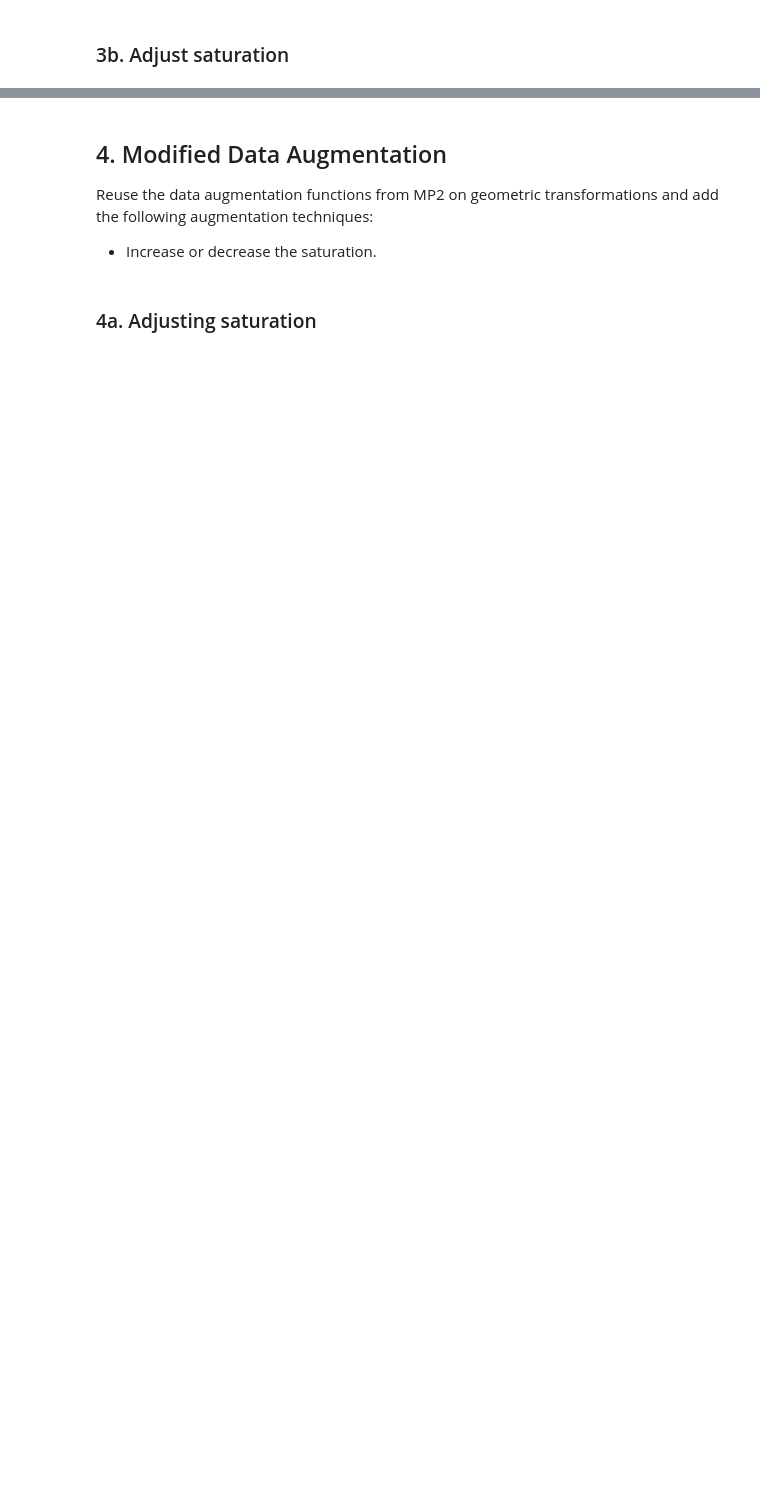
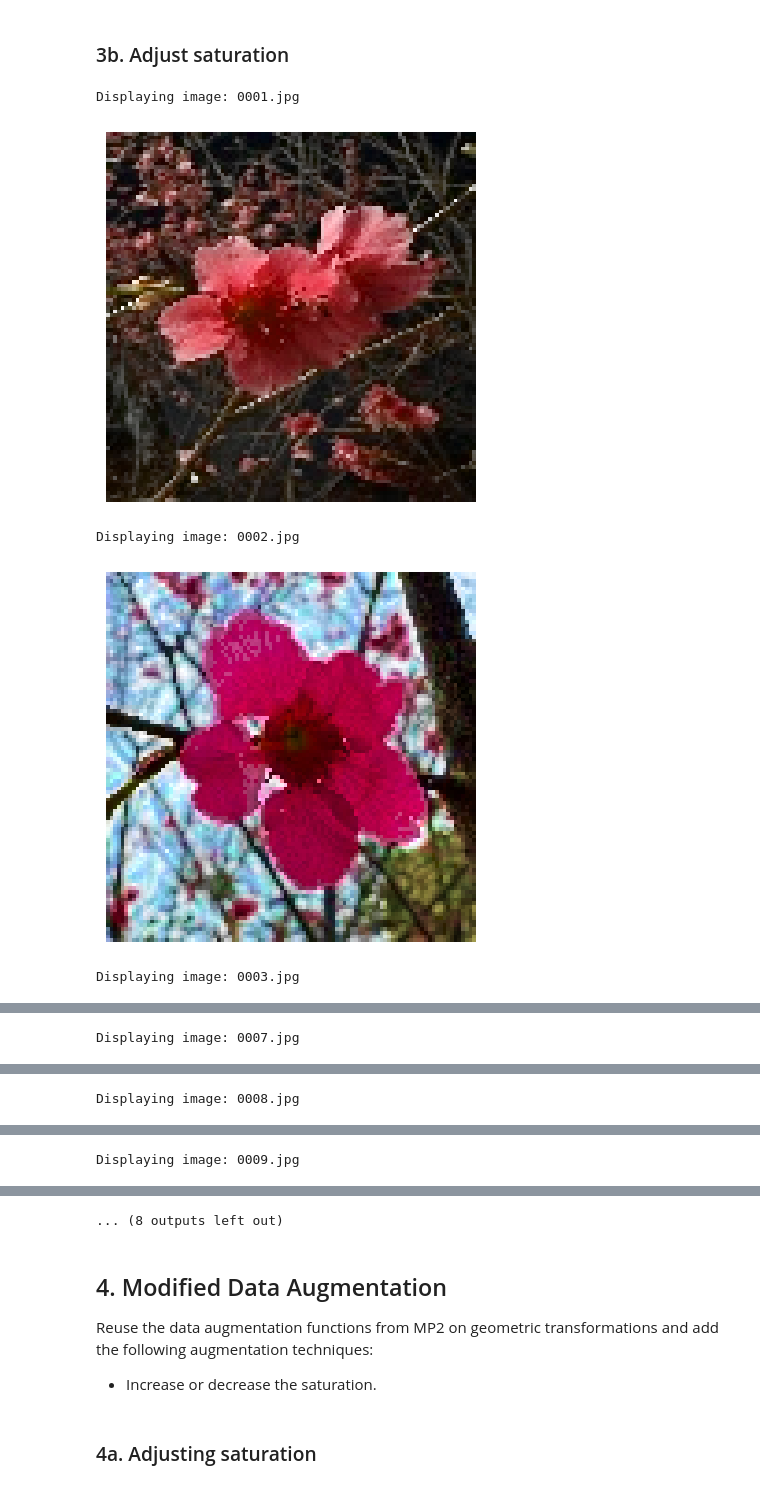
Before and after one commit to xLelouch03/DIGIMAP, a Jupyter notebook: MP2/Machine Problem 2.ipynb, the cells around one changed output, grey strips where cells are left out. Drawn from its saved outputs; the diff is of its cells as text; code cells hidden in the pictures; blank space fills up the shorter version.

Commit message:
added data enhancement (#3)

```diff
--- a/MP2/Machine Problem 2.ipynb
+++ b/MP2/Machine Problem 2.ipynb
@@ -157,0 +232,69 @@ From the cleaned dataset, develop and apply a function that:
+# %%
+def adjust_saturation(output_directory):
+
+    most_saturated_image_name = find_most_saturated_image(output_directory)
+    most_saturated_image_path = os.path.join(output_directory, most_saturated_image_name)
+
+    # calculate average saturation
+    most_saturated_image = cv.imread(most_saturated_image_path)
+    hsv_image = cv.cvtColor(most_saturated_image, cv.COLOR_BGR2HSV)
+    most_saturated_value = np.mean(hsv_image[:, :, 1])
+    target_saturation = most_saturated_value
+
+    for filename in os.listdir(output_directory):
+        if filename.endswith('.jpg'):
+            img_path = os.path.join(output_directory, filename)
+            img = cv.imread(img_path)
+
+            hsv_img = cv.cvtColor(img, cv.COLOR_BGR2HSV)
+            current_saturation = np.mean(hsv_img[:, :, 1])
+
+            scaling_factor = target_saturation / current_saturation
+
+            # adjust the saturation by multiplying the scaling factor
+            hsv_img[:, :, 1] = np.clip(hsv_img[:, :, 1] * scaling_factor, 0, 255)
+
+            # apply histogram equalization to enhance saturation contrast
+            hsv_img[:, :, 1] = cv.equalizeHist(hsv_img[:, :, 1])
+
+            # convert back after saturation adjustment
+            adjusted_img = cv.cvtColor(hsv_img, cv.COLOR_HSV2BGR)
+
+            print(f"Displaying image: {filename}")
+            display_image(adjusted_img)
+
+def find_most_saturated_image(output_directory):
+    most_saturated_image_name = None
+    max_saturation = -1  # initialize
+
+    for filename in os.listdir(output_directory):
+        if filename.endswith('.jpg'):
+            img_path = os.path.join(output_directory, filename)
+            img = cv.imread(img_path)
+
+            # convert image to HSV and calculate average saturation
+            hsv_img = cv.cvtColor(img, cv.COLOR_BGR2HSV)
+            avg_saturation = np.mean(hsv_img[:, :, 1])
+
+            # update when most saturated is found
+            if avg_saturation > max_saturation:
+                max_saturation = avg_saturation
+                most_saturated_image_name = filename
+
+    return most_saturated_image_name
+
+def display_image(image):
+    # convert
+    img_rgb = cv.cvtColor(image, cv.COLOR_BGR2RGB)
+
+    plt.imshow(img_rgb)
+    plt.axis('off')
+    plt.show()
+
+adjust_saturation(output_directory)
+# %% [output]
+Displaying image: 0001.jpg
+[figure, added]
+Displaying image: 0002.jpg
+[figure, added]
+Displaying image: 0003.jpg
@@ -157,0 +302 @@ From the cleaned dataset, develop and apply a function that:
+Displaying image: 0007.jpg
@@ -157,0 +304 @@ From the cleaned dataset, develop and apply a function that:
+Displaying image: 0008.jpg
@@ -157,0 +306 @@ From the cleaned dataset, develop and apply a function that:
+Displaying image: 0009.jpg
@@ -158,3 +308,4 @@ From the cleaned dataset, develop and apply a function that:
+... (8 outputs left out)
 # %% [markdown]
 ## 4. Modified Data Augmentation
 Reuse the data augmentation functions from MP2 on geometric transformations and add the following augmentation techniques:
```
Also changed, not shown: parts of 6 cells of this notebook.
